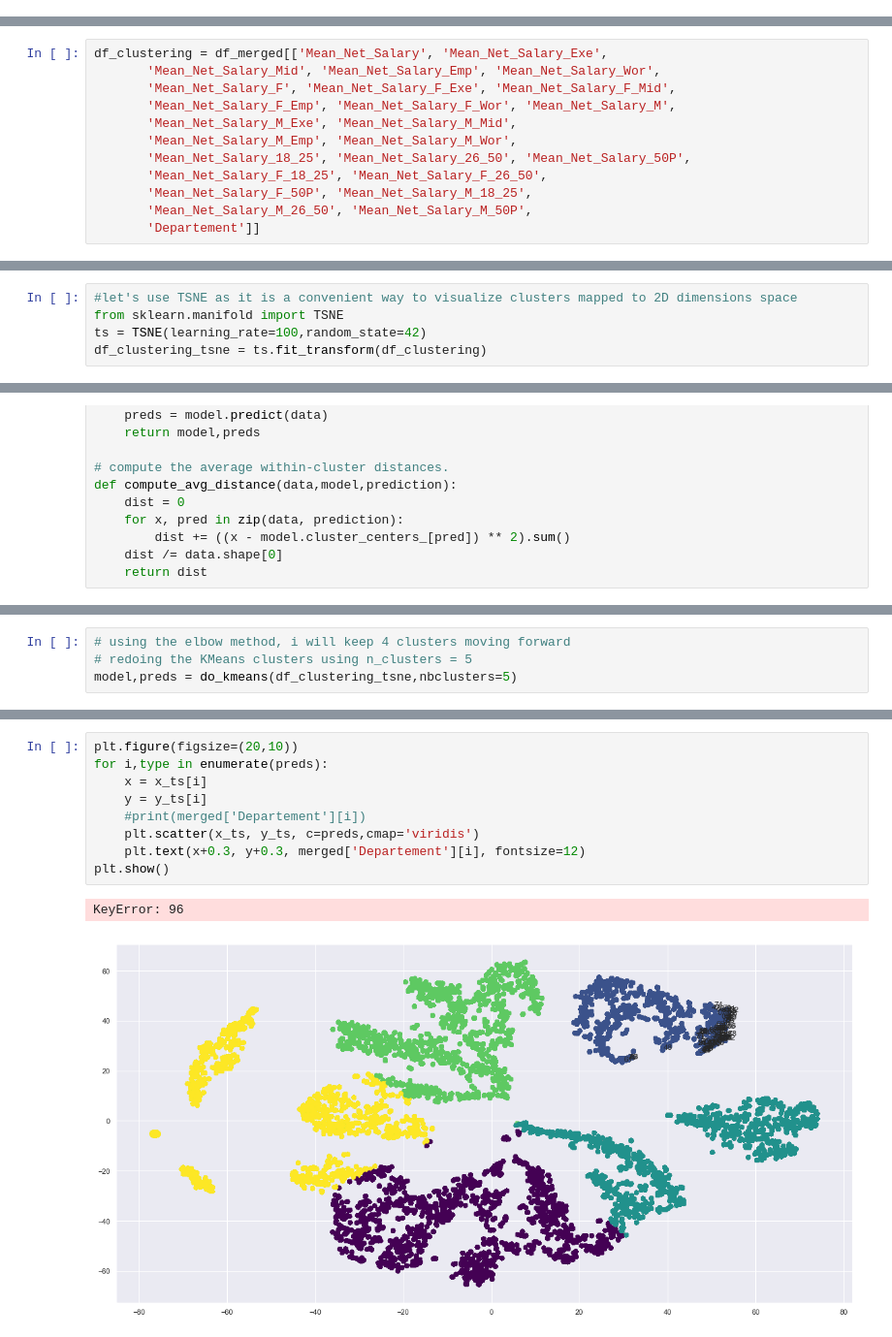
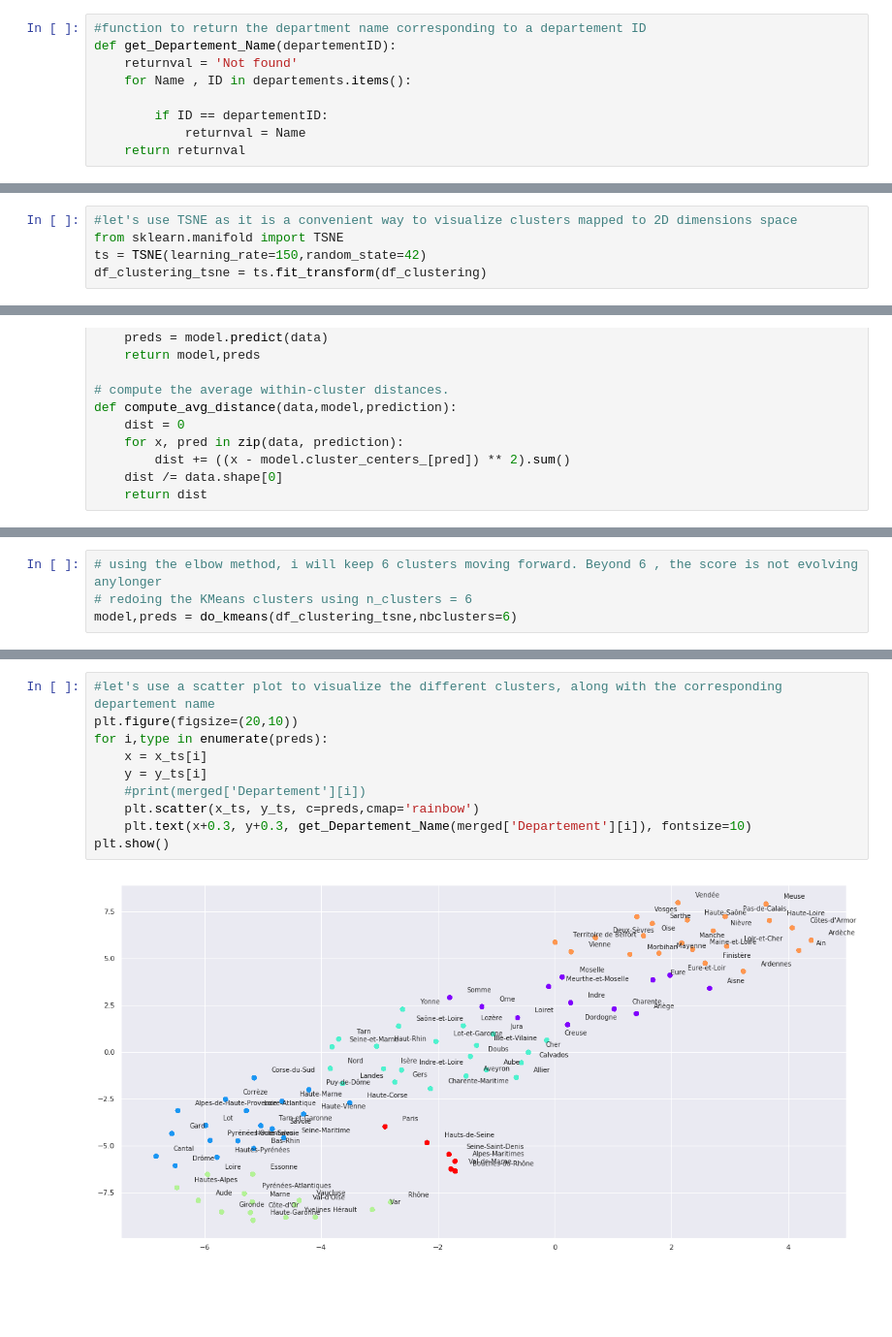
Before and after one commit to doursand/insee, a Jupyter notebook: INSEE.ipynb, the cells around one changed output, grey strips where cells are left out. Shown at 97% size. Cells and saved outputs as stored; diff of their text form; blank space fills up the shorter version.

```diff
--- a/INSEE.ipynb
+++ b/INSEE.ipynb
@@ -382,3 +358,12 @@ departements = {'Bas-Rhin' : '67', 'Haut-Rhin' : '68', 'Dordogne' : '24', 'Giron
+# %%
+#function to return the department name corresponding to a departement ID
+def get_Departement_Name(departementID):
+    returnval = 'Not found'
+    for Name , ID in departements.items():
+
+        if ID == departementID:
+            returnval = Name
+    return returnval
 # %%
 #remapping the department text to their corresponding number using the list above
 map_df['NAME_2']=map_df['NAME_2'].map(departements)
@@ -455,15 +420,3 @@ merged.shape
-# %%
-df_clustering = df_merged[['Mean_Net_Salary', 'Mean_Net_Salary_Exe',
-       'Mean_Net_Salary_Mid', 'Mean_Net_Salary_Emp', 'Mean_Net_Salary_Wor',
-       'Mean_Net_Salary_F', 'Mean_Net_Salary_F_Exe', 'Mean_Net_Salary_F_Mid',
-       'Mean_Net_Salary_F_Emp', 'Mean_Net_Salary_F_Wor', 'Mean_Net_Salary_M',
-       'Mean_Net_Salary_M_Exe', 'Mean_Net_Salary_M_Mid',
-       'Mean_Net_Salary_M_Emp', 'Mean_Net_Salary_M_Wor',
-       'Mean_Net_Salary_18_25', 'Mean_Net_Salary_26_50', 'Mean_Net_Salary_50P',
-       'Mean_Net_Salary_F_18_25', 'Mean_Net_Salary_F_26_50',
-       'Mean_Net_Salary_F_50P', 'Mean_Net_Salary_M_18_25',
-       'Mean_Net_Salary_M_26_50', 'Mean_Net_Salary_M_50P',
-       'Departement']]
 # %%
 #address the encoding of Corsica departements, both being non numerical (2A & 2B)
 df_clustering['Departement'].replace(to_replace='2A',value='2001',inplace=True)
@@ -489,7 +429,7 @@ array(['01', '02', '03', '04', '05', '06', '07', '08', '09', '10', '11',
 # %%
 #let's use TSNE as it is a convenient way to visualize clusters mapped to 2D dimensions space
 from sklearn.manifold import TSNE
-ts = TSNE(learning_rate=100,random_state=42)
+ts = TSNE(learning_rate=150,random_state=42)
 df_clustering_tsne = ts.fit_transform(df_clustering)
 # %%
 x_ts = df_clustering_tsne[:,0]
@@ -556,7 +496,7 @@ plt.plot(clusters,distance)
 # %%
-# using the elbow method, i will keep 4 clusters moving forward
-# redoing the KMeans clusters using n_clusters = 5
-model,preds = do_kmeans(df_clustering_tsne,nbclusters=5)
+# using the elbow method, i will keep 6 clusters moving forward. Beyond 6 , the score is not evolving anylonger
+# redoing the KMeans clusters using n_clusters = 6
+model,preds = do_kmeans(df_clustering_tsne,nbclusters=6)
 # %%
 preds
 # %% [output]
@@ -564,12 +508,12 @@ array([1, 1, 1, ..., 4, 4, 4])
 # %%
+#let's use a scatter plot to visualize the different clusters, along with the corresponding departement name
 plt.figure(figsize=(20,10))
 for i,type in enumerate(preds):
     x = x_ts[i]
     y = y_ts[i]
     #print(merged['Departement'][i])
-    plt.scatter(x_ts, y_ts, c=preds,cmap='viridis')
-    plt.text(x+0.3, y+0.3, merged['Departement'][i], fontsize=12)
+    plt.scatter(x_ts, y_ts, c=preds,cmap='rainbow')
+    plt.text(x+0.3, y+0.3, get_Departement_Name(merged['Departement'][i]), fontsize=10)
 plt.show()
 # %% [output]
-KeyError: 96
-[figure, old version]
+[figure, new version]
```
Also changed, not shown: parts of 47 cells of this notebook.
